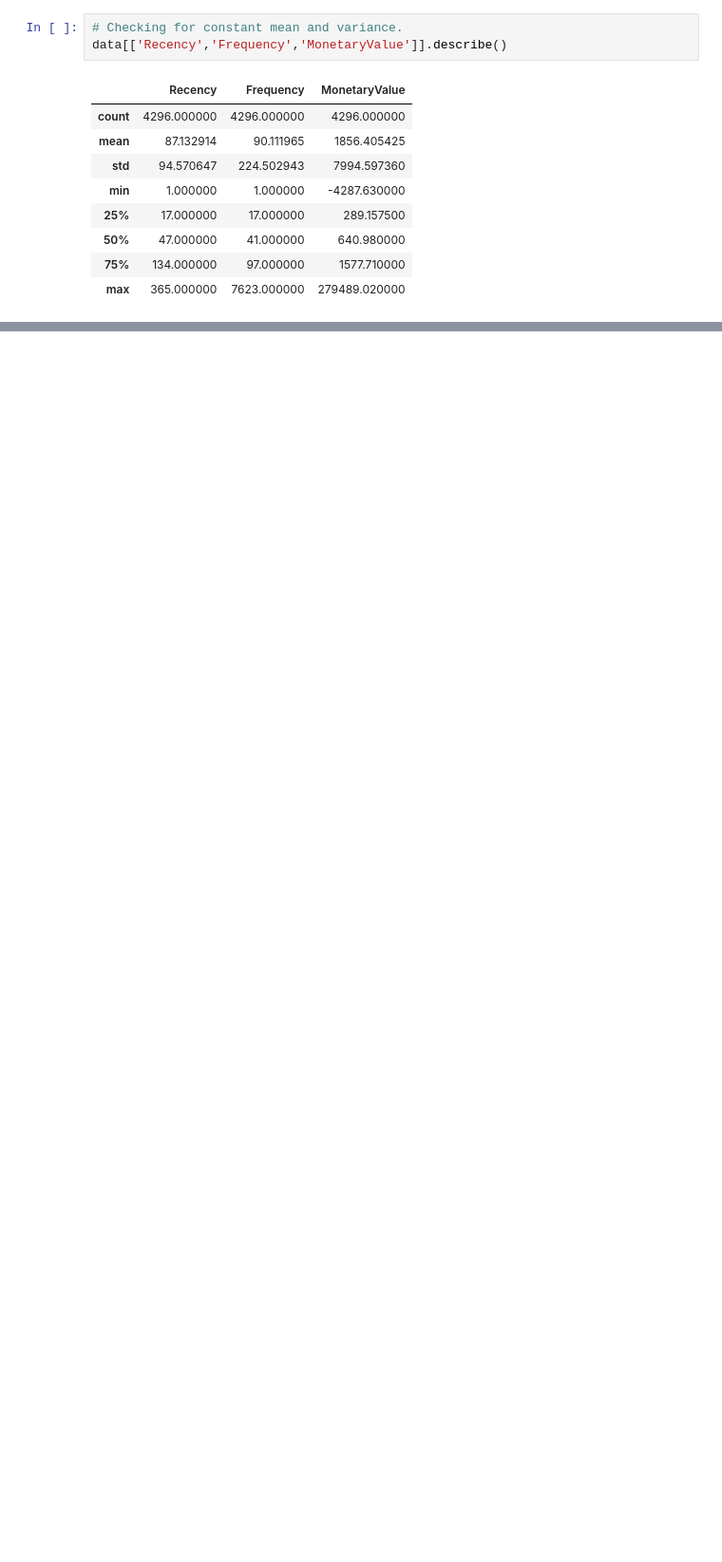
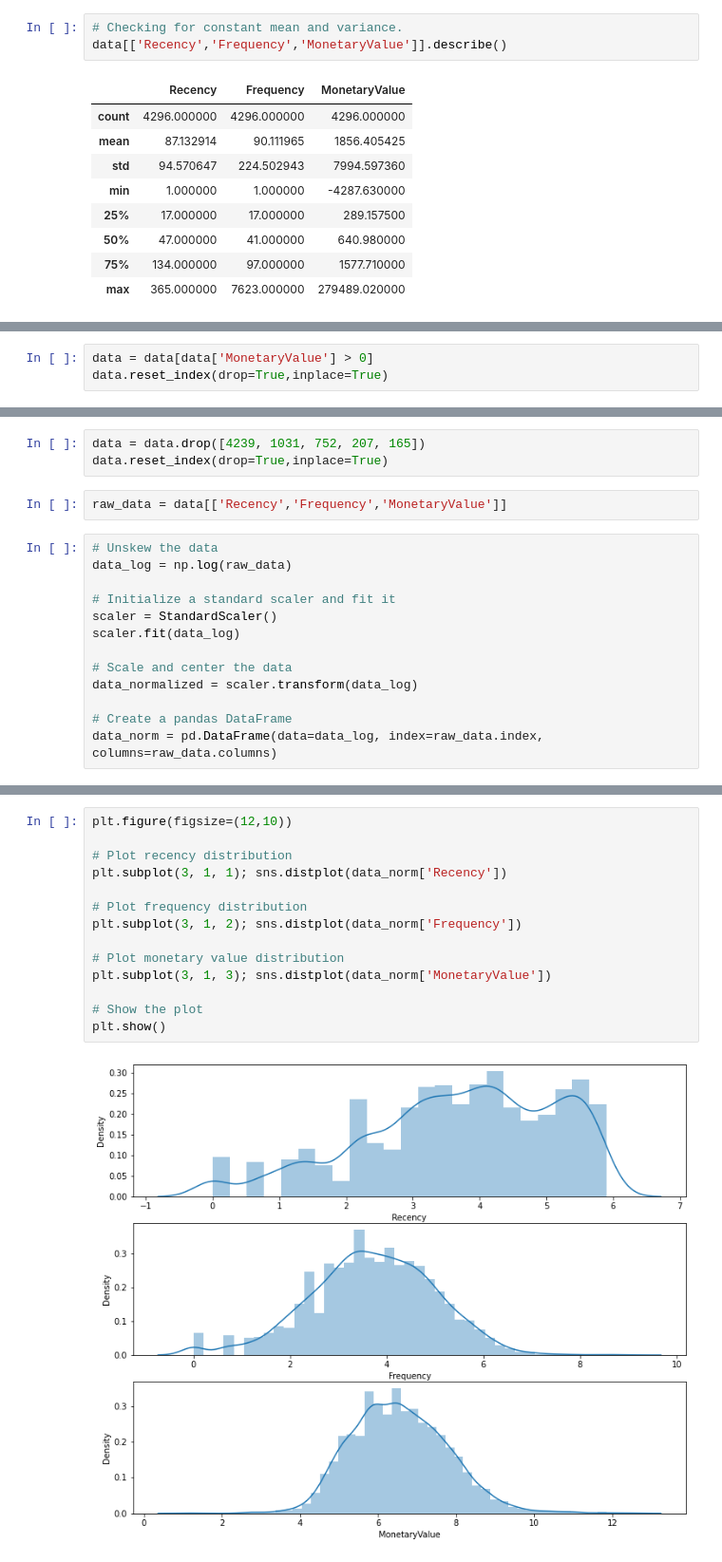
Before and after one commit to vannda21/customer_segmentaion, a Jupyter notebook: Customer_seg.ipynb, the cells around one changed output, grey strips where cells are left out. Shown at 95% size. Cells and saved outputs as stored; diff of their text form; blank space fills up the shorter version.

```diff
--- a/Customer_seg.ipynb
+++ b/Customer_seg.ipynb
@@ -932,0 +957,3 @@ data[['Recency','Frequency','MonetaryValue']].describe()
+# %%
+data = data[data['MonetaryValue'] > 0]
+data.reset_index(drop=True,inplace=True)
@@ -932,0 +974,18 @@ data[['Recency','Frequency','MonetaryValue']].describe()
+# %%
+data = data.drop([4239, 1031, 752, 207, 165])
+data.reset_index(drop=True,inplace=True)
+# %%
+raw_data = data[['Recency','Frequency','MonetaryValue']]
+# %%
+# Unskew the data
+data_log = np.log(raw_data)
+
+# Initialize a standard scaler and fit it
+scaler = StandardScaler()
+scaler.fit(data_log)
+
+# Scale and center the data
+data_normalized = scaler.transform(data_log)
+
+# Create a pandas DataFrame
+data_norm = pd.DataFrame(data=data_log, index=raw_data.index, columns=raw_data.columns)
@@ -932,0 +1036,16 @@ data[['Recency','Frequency','MonetaryValue']].describe()
+# %%
+plt.figure(figsize=(12,10))
+
+# Plot recency distribution
+plt.subplot(3, 1, 1); sns.distplot(data_norm['Recency'])
+
+# Plot frequency distribution
+plt.subplot(3, 1, 2); sns.distplot(data_norm['Frequency'])
+
+# Plot monetary value distribution
+plt.subplot(3, 1, 3); sns.distplot(data_norm['MonetaryValue'])
+
+# Show the plot
+plt.show()
+# %% [output]
+[figure, added]
```
Also changed, not shown: parts of 22 cells of this notebook.
